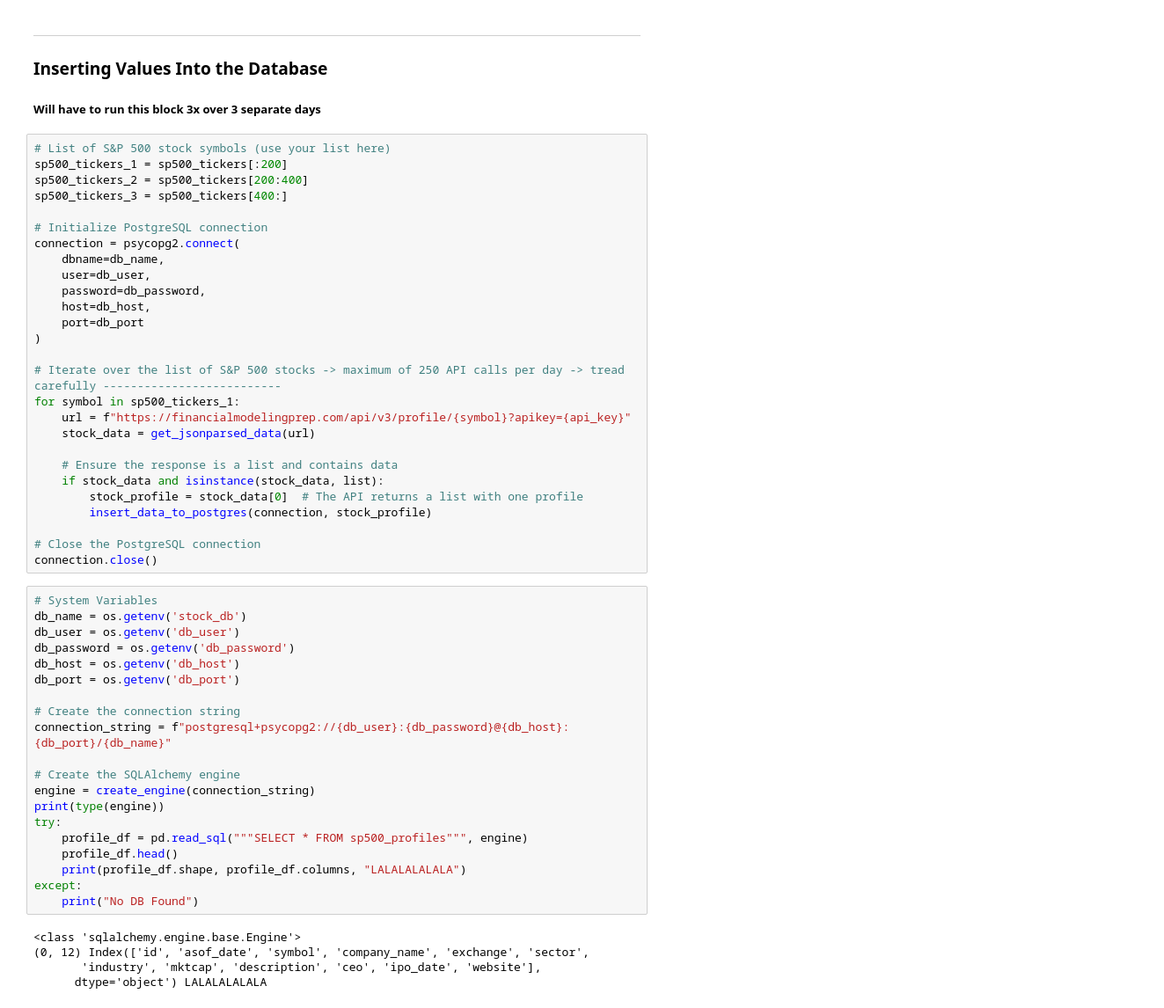
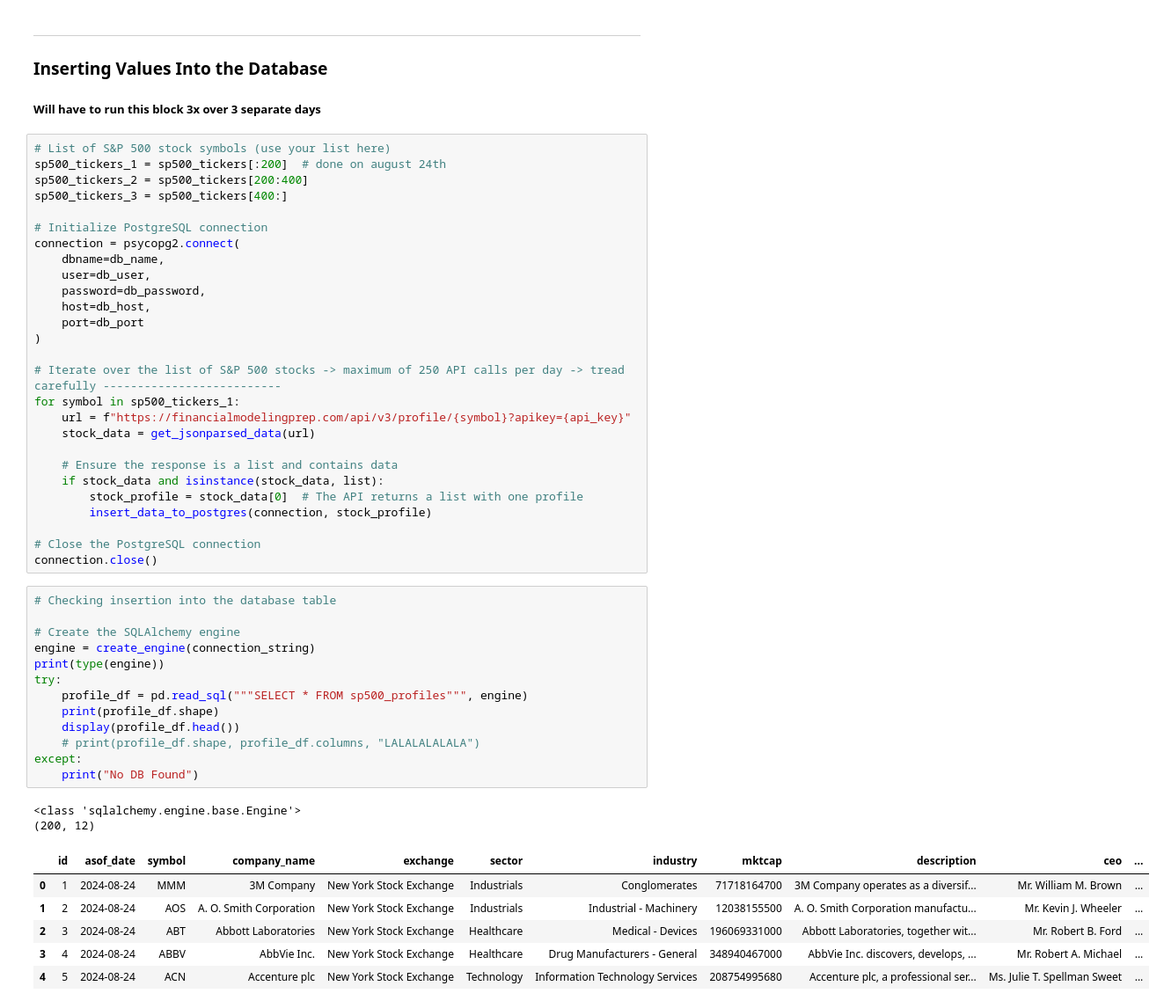
Before and after one commit to dvdhartsman/stock_data_project, a Jupyter notebook: Data_Downloads.ipynb, the cells around one changed output. Shown at 88% size. Cells and saved outputs as stored; diff of their text form.

Commit message:
adding 200 rows to table from FMP

```diff
--- a/Data_Downloads.ipynb
+++ b/Data_Downloads.ipynb
@@ -459,7 +459,7 @@ with psycopg2.connect(
 ##### Will have to run this block 3x over 3 separate days
 # %%
 # List of S&P 500 stock symbols (use your list here)
-sp500_tickers_1 = sp500_tickers[:200]
+sp500_tickers_1 = sp500_tickers[:200]  # done on august 24th
 sp500_tickers_2 = sp500_tickers[200:400]
 sp500_tickers_3 = sp500_tickers[400:]
 
@@ -485,27 +485,24 @@ for symbol in sp500_tickers_1:
 # Close the PostgreSQL connection
 connection.close()
 # %%
-# System Variables
-db_name = os.getenv('stock_db')
-db_user = os.getenv('db_user')
-db_password = os.getenv('db_password')
-db_host = os.getenv('db_host')
-db_port = os.getenv('db_port')
-
-# Create the connection string
-connection_string = f"postgresql+psycopg2://{db_user}:{db_password}@{db_host}:{db_port}/{db_name}"
+# Checking insertion into the database table
 
 # Create the SQLAlchemy engine
 engine = create_engine(connection_string)
 print(type(engine))
 try:
     profile_df = pd.read_sql("""SELECT * FROM sp500_profiles""", engine)
-    profile_df.head()
-    print(profile_df.shape, profile_df.columns, "LALALALALALA")
+    print(profile_df.shape)
+    display(profile_df.head())
+    # print(profile_df.shape, profile_df.columns, "LALALALALALA")
 except:
     print("No DB Found")
 # %% [output]
 <class 'sqlalchemy.engine.base.Engine'>
-(0, 12) Index(['id', 'asof_date', 'symbol', 'company_name', 'exchange', 'sector',
-       'industry', 'mktcap', 'description', 'ceo', 'ipo_date', 'website'],
-      dtype='object') LALALALALALA
+(200, 12)
+|  | id | asof_date | symbol | company_name | exchange | sector | industry | mktcap | description | ceo | ... |
+| 0 | 1 | 2024-08-24 | MMM | 3M Company | New York Stock Exchange | Industrials | Conglomerates | 71718164700 | 3M Company operates as a diversif... | Mr. William M. Brown | ... |
+| 1 | 2 | 2024-08-24 | AOS | A. O. Smith Corporation | New York Stock Exchange | Industrials | Industrial - Machinery | 12038155500 | A. O. Smith Corporation manufactu... | Mr. Kevin J. Wheeler | ... |
+| 2 | 3 | 2024-08-24 | ABT | Abbott Laboratories | New York Stock Exchange | Healthcare | Medical - Devices | 196069331000 | Abbott Laboratories, together wit... | Mr. Robert B. Ford | ... |
+| 3 | 4 | 2024-08-24 | ABBV | AbbVie Inc. | New York Stock Exchange | Healthcare | Drug Manufacturers - General | 348940467000 | AbbVie Inc. discovers, develops, ... | Mr. Robert A. Michael | ... |
+| 4 | 5 | 2024-08-24 | ACN | Accenture plc | New York Stock Exchange | Technology | Information Technology Services | 208754995680 | Accenture plc, a professional ser... | Ms. Julie T. Spellman Sweet | ... |
```
Also changed, not shown: parts of 3 cells of this notebook.
